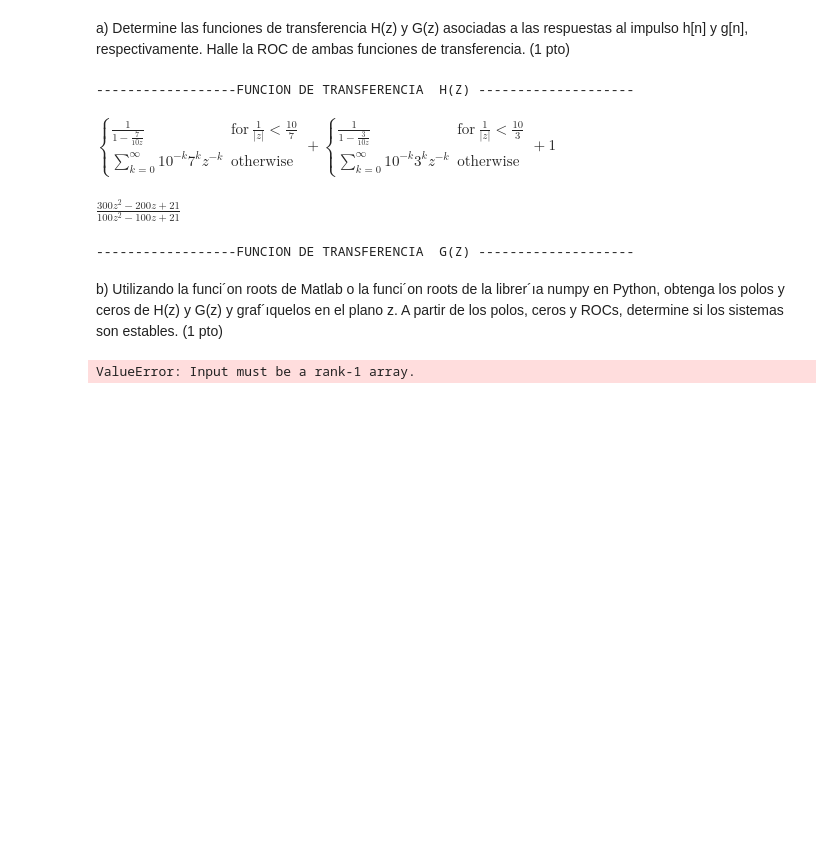
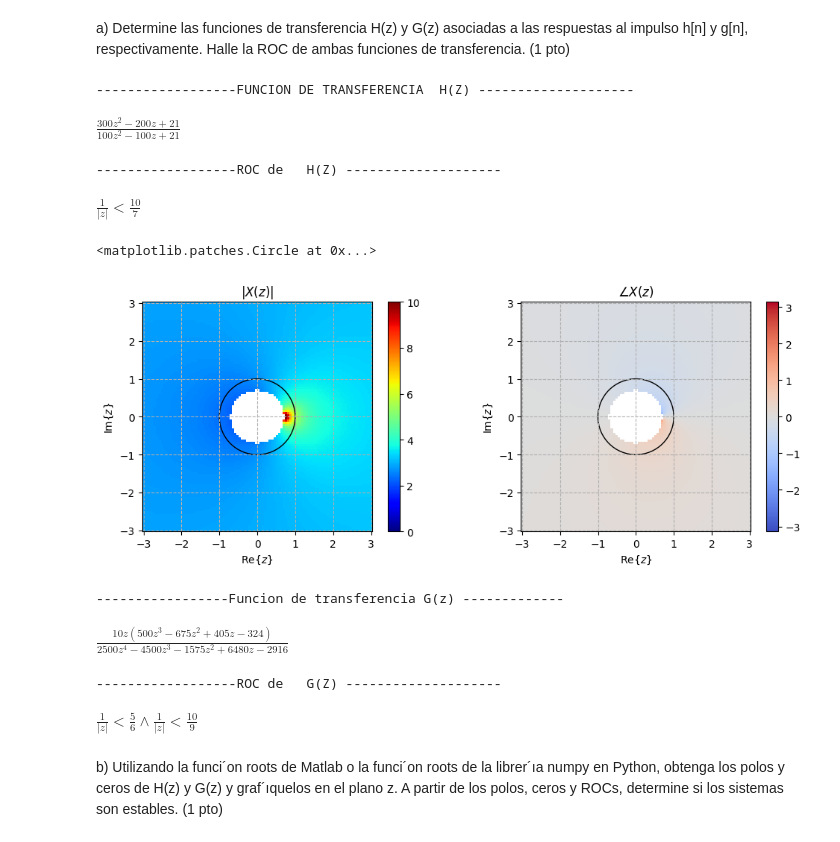
Before and after one commit to ExampleToFollow/PracticasPDS, a Jupyter notebook: Lab3/LabComputacional_20213704.ipynb, the cells around one changed output. Saved outputs shown, nothing was run; the diff lists cells and outputs as text; code cells hidden in the pictures; blank space fills up the shorter version.

```diff
--- a/Lab3/LabComputacional_20213704.ipynb
+++ b/Lab3/LabComputacional_20213704.ipynb
@@ -19,21 +19,22 @@ import sympy as sym
 z = sym.symbols('z')
 k = sym.symbols('k',integer=True)
 #Definimos suma
-H_z  =  sym.Sum(   (  sym.Rational(3,10) **k )*(z)**(-k) + (  sym.Rational(7,10) **k )*(z)**(-k) , (k,0,sym.oo)) +  1 #Sumamos 1 por la deltaDirac
+H_z  =  sym.Sum((sym.Rational(3,10)**k )*(z)**(-k) + (  sym.Rational(7,10) **k )*(z)**(-k) , (k,0,sym.oo)) +  1 #Sumamos 1 por la deltaDirac
 Hz = H_z.doit()
+H_Z_supreme = (Hz.args[1]).args[0][0]  + (Hz.args[2]).args[0][0]  + (Hz.args[0])
+ROCh = sym.And(  (Hz.args[1]).args[0][1]  ,   (Hz.args[2]).args[0][1] )
 print(f"------------------FUNCION DE TRANSFERENCIA  H(Z) --------------------")
-Hz
-#Luego ploteamos
+sym.simplify(H_Z_supreme)
 # %% [output]
 ------------------FUNCION DE TRANSFERENCIA  H(Z) --------------------
-$\displaystyle \begin{cases} \frac{1}{1 - \frac{7}{10 z}} & \text{for}\: \frac{1}{\left|{z}\right|} < \frac{10}{7} \\\sum_{k=0}^{\infty} 10^{- k} 7^{k} z^{- k} & \text{otherwise} \end{cases} + \begin{cases} \frac{1}{1 - \frac{3}{10 z}} & \text{for}\: \frac{1}{\left|{z}\right|} < \frac{10}{3} \\\sum_{k=0}^{\infty} 10^{- k} 3^{k} z^{- k} & \text{otherwise} \end{cases} + 1$
+$\displaystyle \frac{300 z^{2} - 200 z + 21}{100 z^{2} - 100 z + 21}$
-# %%
-H_Z_supreme = (Hz.args[1]).args[0][0]  + (Hz.args[2]).args[0][0]  + (Hz.args[0])
-sym.simplify(H_Z_supreme)
-# %% [output]
-$\displaystyle \frac{300 z^{2} - 200 z + 21}{100 z^{2} - 100 z + 21}$
+# %%
+print(f"------------------ROC de   H(Z) --------------------")
+sym.simplify(ROCh)
+# %% [output]
+------------------ROC de   H(Z) --------------------
+$\displaystyle \frac{1}{\left|{z}\right|} < \frac{10}{7}$
 # %%
-
 
 rz = np.linspace(-3,3,100)
 iz = np.linspace(-3,3,100)
@@ -45,37 +46,37 @@ ROC1 = np.abs(zz) > np.abs(0.3)
 ROC2 = np.abs(zz) > np.abs(0.7)
 ROC = np.logical_and(ROC1, ROC2)
 H_Z =  1/(1-0.7 * (zz**-1)) + 1/(1-0.3 * (zz**-1)) + 1 #Escribimos una expresión
 H_Z[~ROC] = np.NaN
 
 #Ploteamos
 fig = plt.figure(figsize=[12,4])
 (ax1,ax2) = fig.subplots(1,2)
 im = ax1.pcolormesh(rz,iz,np.abs(H_Z),cmap=cm.jet,shading='auto')
 ax1.set_xlabel('$\mathrm{Re}\{z\}$')
 ax1.set_ylabel('$\mathrm{Im}\{z\}$')
 ax1.set_title('$|X(z)|$')
 ax1.set_aspect(1)
 ax1.grid('on',linestyle='--')
 im.set_clim(0,10)
 fig.colorbar(im,ax=ax1)
 
 circ = plt.Circle((0, 0), radius=1, edgecolor='k', facecolor='None')
 ax1.add_artist(circ)
-circ = plt.Circle((0, 0), radius=0.3, edgecolor='k', facecolor='None')
-ax1.add_artist(circ)
-circ = plt.Circle((0, 0), radius=0.7, edgecolor='k', facecolor='None')
-ax1.add_artist(circ)
+
 im = ax2.pcolormesh(rz,iz,np.angle(H_Z),cmap=cm.coolwarm,shading='auto')
 ax2.set_xlabel('$\mathrm{Re}\{z\}$')
 ax2.set_ylabel('$\mathrm{Im}\{z\}$')
 ax2.set_title('$\\angle X(z)$')
 ax2.set_aspect(1)
 ax2.grid('on',linestyle='--')
 im.set_clim(-np.pi,np.pi)
 fig.colorbar(im,ax=ax2)
 
 circ = plt.Circle((0, 0), radius=1, edgecolor='k', facecolor='None')
 ax2.add_artist(circ)
+# %% [output]
+<matplotlib.patches.Circle at 0x...>
+[figure, added]
 # %%
 #Calculamos Gz
 z = sym.symbols('z')
@@ -83,6 +84,9 @@ k = sym.symbols('k',integer=True)
 #Definimos suma
 G_z  =  sym.Sum(   (  1 + (-1)**k )*(sym.Rational(12,10) **k)*(z)**(-k) + k*(  sym.Rational(9,10) **k )*(z)**(-k) , (k,0,sym.oo)) #Sumamos 1 por la deltaDirac
 G_z = G_z.doit()
-print(f"------------------FUNCION DE TRANSFERENCIA  G(Z) --------------------")
+print("-----------------Funcion de transferencia G(z) -------------")
+G_z_supreme = (G_z.args[1]).args[0][0] +  (G_z.args[0]).args[0][0] + (G_z.args[2]).args[0][0]
+sym.simplify(G_z_supreme)
 # %% [output]
-------------------FUNCION DE TRANSFERENCIA  G(Z) --------------------
+-----------------Funcion de transferencia G(z) -------------
+$\displaystyle \frac{10 z \left(500 z^{3} - 675 z^{2} + 405 z - 324\right)}{2500 z^{4} - 4500 z^{3} - 1575 z^{2} + 6480 z - 2916}$
@@ -91,9 +93,11 @@ print(f"------------------FUNCION DE TRANSFERENCIA  G(Z) --------------------")
+# %%
+print(f"------------------ROC de   G(Z) --------------------")
+ROCg = sym.And( (G_z.args[1]).args[0][1] ,  (G_z.args[0]).args[0][1] , (G_z.args[2]).args[0][1])
+ROCg
+# %% [output]
+------------------ROC de   G(Z) --------------------
+$\displaystyle \frac{1}{\left|{z}\right|} < \frac{5}{6} \wedge \frac{1}{\left|{z}\right|} < \frac{10}{9}$
 # %% [markdown]
 b) Utilizando la funci´on roots de Matlab o la funci´on roots de la librer´ıa numpy en Python, obtenga
 los polos y ceros de H(z) y G(z) y graf´ıquelos en el plano z. A partir de los polos, ceros y ROCs,
 determine si los sistemas son estables. (1 pto)
-# %%
-#PARA H_Z
-ola = np.roots(H_Z)
-# %% [output]
-ValueError: Input must be a rank-1 array.
```
Also changed, not shown: parts of 5 cells of this notebook.
